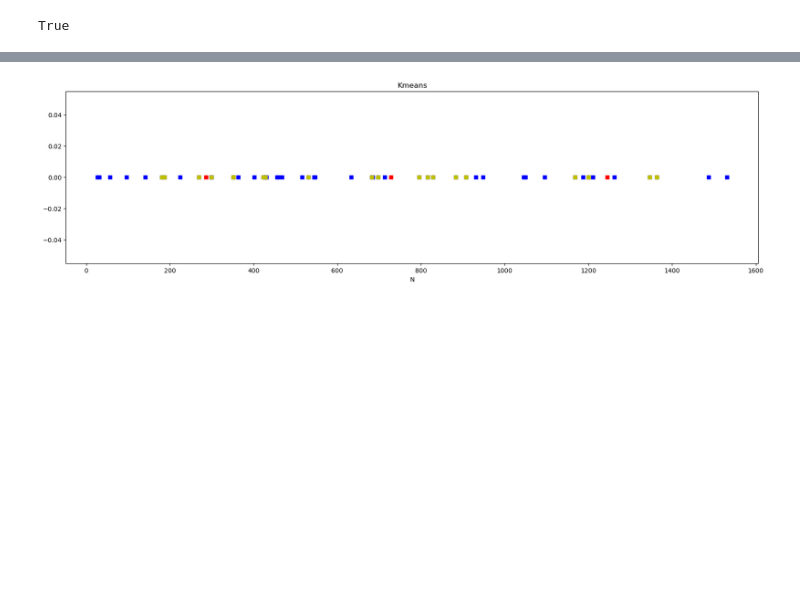
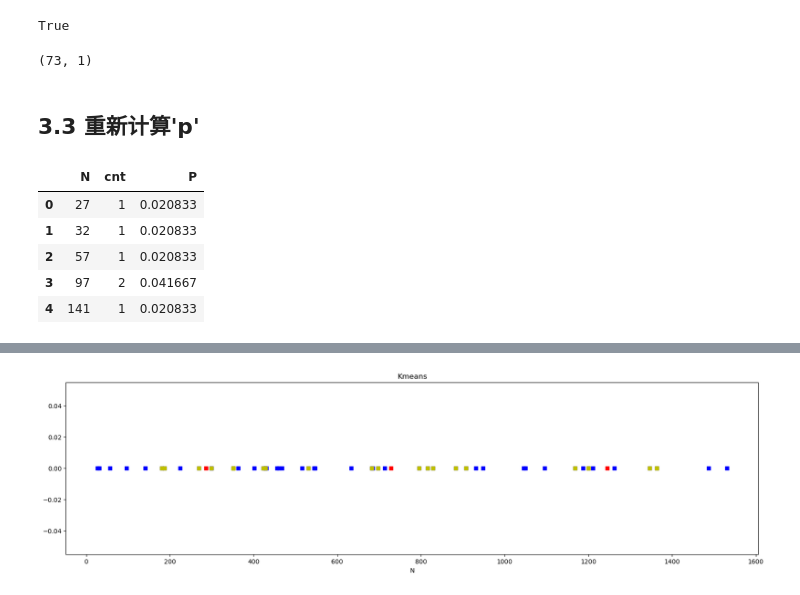
Before and after one commit to 2016317200329/PAProj, a Jupyter notebook: data_handler/data_augmentation_demo.ipynb, the cells around one changed output, grey strips where cells are left out. Cells and saved outputs as stored; diff of their text form; code cells hidden in the pictures; blank space fills up the shorter version.

```diff
--- a/data_handler/data_augmentation_demo.ipynb
+++ b/data_handler/data_augmentation_demo.ipynb
@@ -241,3 +259,25 @@ new_data.reset_index(drop=True, inplace=True)
 new_data.shape[0] == N_news_ls.sum()
 # %% [output]
 True
+# %%
+N_data = pd.concat([pd.DataFrame(data,columns=['N']),new_data],axis=0,ignore_index=True)
+N_data.shape
+# %% [output]
+(73, 1)
+# %% [markdown]
+## 3.3 重新计算'p'
+# %%
+import collections
+pcount = collections.Counter(N_data.iloc[:,0])
+tmp = pd.DataFrame.from_dict(pcount,orient='index').reset_index()
+tmp.columns = ['N','cnt']
+tmp['P'] = tmp.cnt/ tmp.shape[0]
+N_data = pd.merge(N_data,tmp,how='left',on=['N'])
+N_data.head()
+# %% [output]
+|  | N | cnt | P |
+| 0 | 27 | 1 | 0.020833 |
+| 1 | 32 | 1 | 0.020833 |
+| 2 | 57 | 1 | 0.020833 |
+| 3 | 97 | 2 | 0.041667 |
+| 4 | 141 | 1 | 0.020833 |
```
Also changed, not shown: parts of 6 cells of this notebook, 1 other file.
